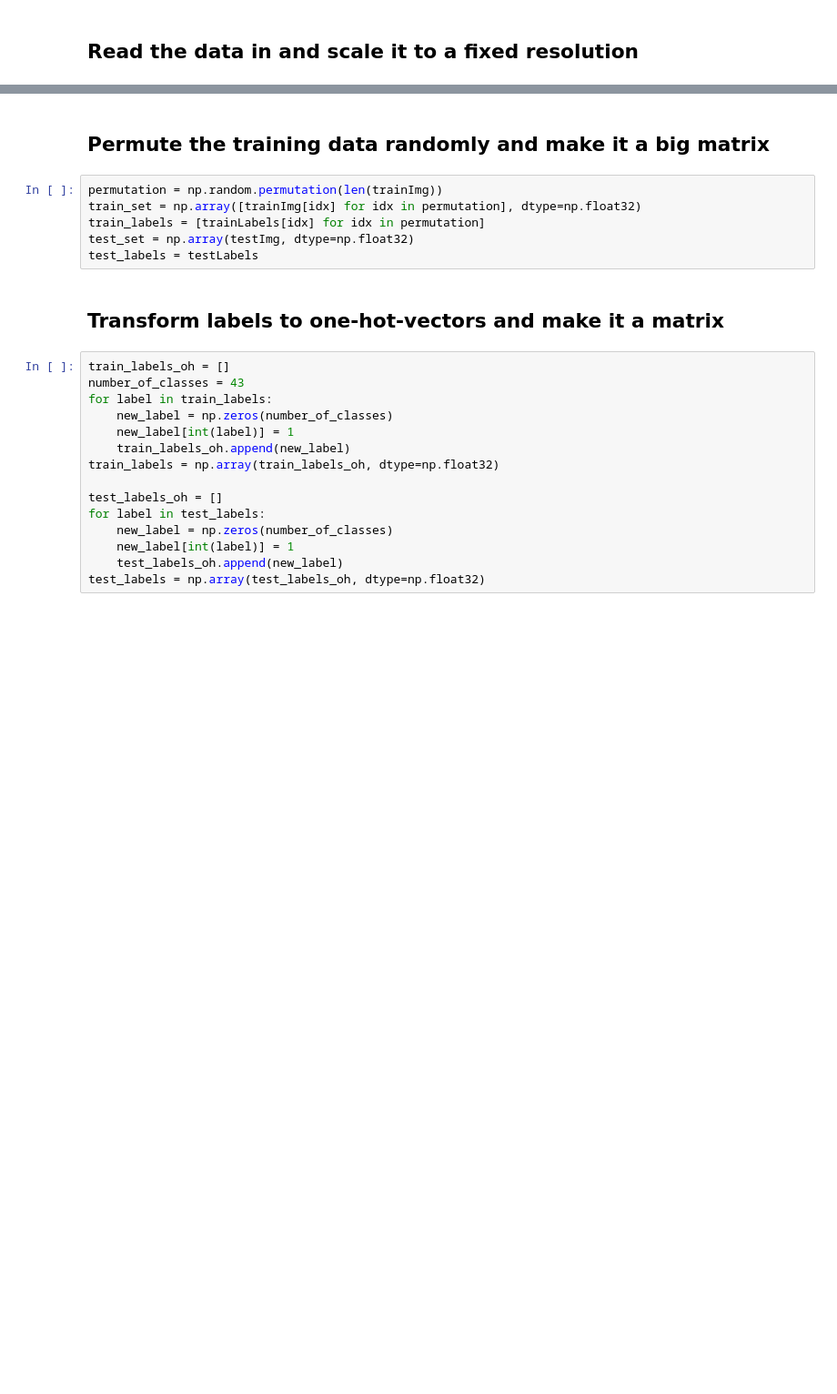
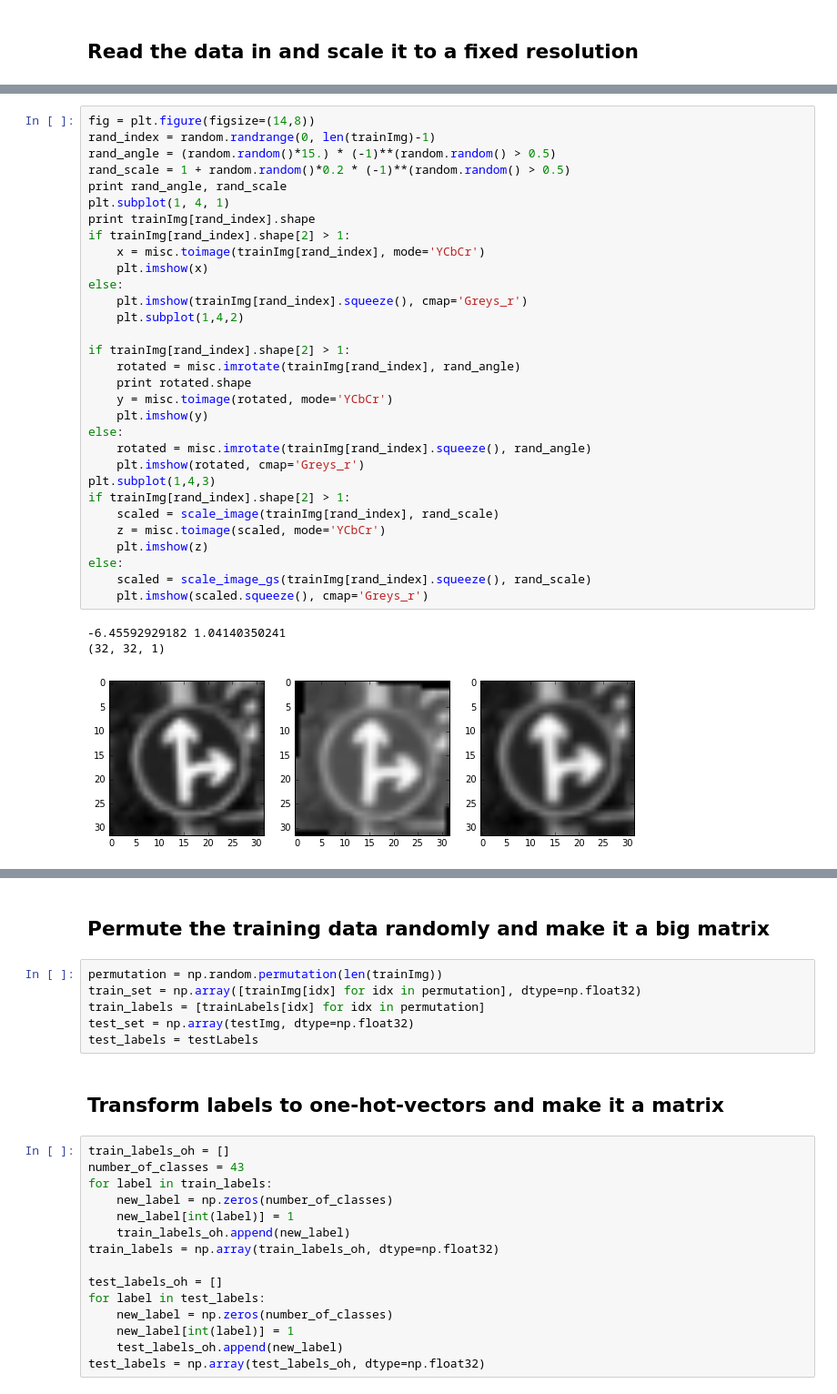
Before and after one commit to romeasy/GermanRoadsignDetection, a Jupyter notebook: preprocessing.ipynb, the cells around one changed output, grey strips where cells are left out. Shown at 91% size. Cells and saved outputs as stored; diff of their text form; blank space fills up the shorter version.

```diff
--- a/preprocessing.ipynb
+++ b/preprocessing.ipynb
@@ -137,3 +208,38 @@ IndexError: list index out of range
+# %%
+fig = plt.figure(figsize=(14,8))
+rand_index = random.randrange(0, len(trainImg)-1)
+rand_angle = (random.random()*15.) * (-1)**(random.random() > 0.5)
+rand_scale = 1 + random.random()*0.2 * (-1)**(random.random() > 0.5)
+print rand_angle, rand_scale
+plt.subplot(1, 4, 1)
+print trainImg[rand_index].shape
+if trainImg[rand_index].shape[2] > 1:
+    x = misc.toimage(trainImg[rand_index], mode='YCbCr')
+    plt.imshow(x)
+else:
+    plt.imshow(trainImg[rand_index].squeeze(), cmap='Greys_r')
+    plt.subplot(1,4,2)
+
+if trainImg[rand_index].shape[2] > 1:
+    rotated = misc.imrotate(trainImg[rand_index], rand_angle)
+    print rotated.shape
+    y = misc.toimage(rotated, mode='YCbCr')
+    plt.imshow(y)
+else:
+    rotated = misc.imrotate(trainImg[rand_index].squeeze(), rand_angle)
+    plt.imshow(rotated, cmap='Greys_r')
+plt.subplot(1,4,3)
+if trainImg[rand_index].shape[2] > 1:
+    scaled = scale_image(trainImg[rand_index], rand_scale)
+    z = misc.toimage(scaled, mode='YCbCr')
+    plt.imshow(z)
+else:
+    scaled = scale_image_gs(trainImg[rand_index].squeeze(), rand_scale)
+    plt.imshow(scaled.squeeze(), cmap='Greys_r')
+# %% [output]
+-6.45592929182 1.04140350241
+(32, 32, 1)
+[figure, added]
 # %%
 print "Number of training images: " + str(len(trainImg))
 print "Number of training labels: " + str(len(trainLabels))
```
Also changed, not shown: parts of 17 cells of this notebook.
